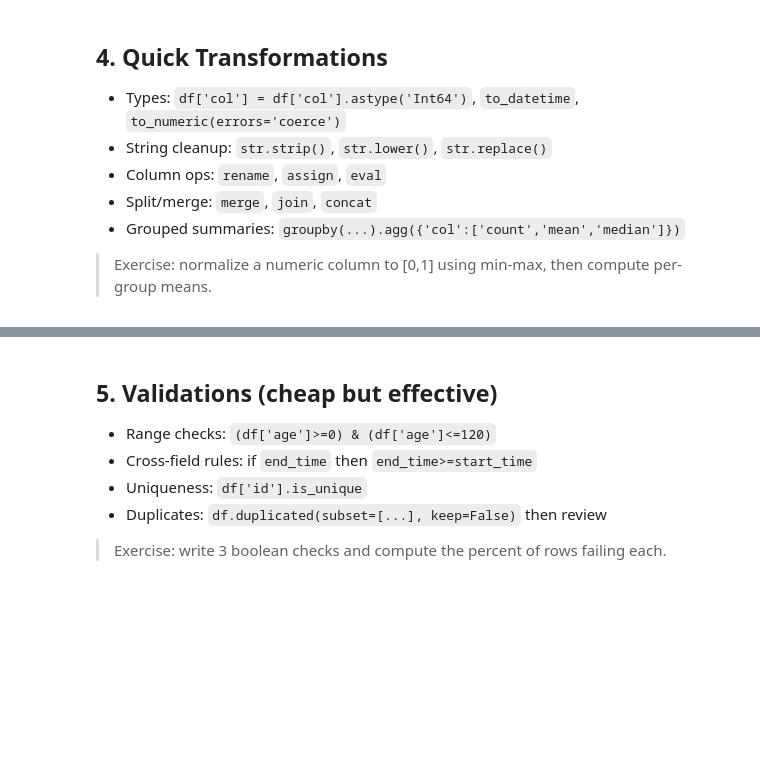
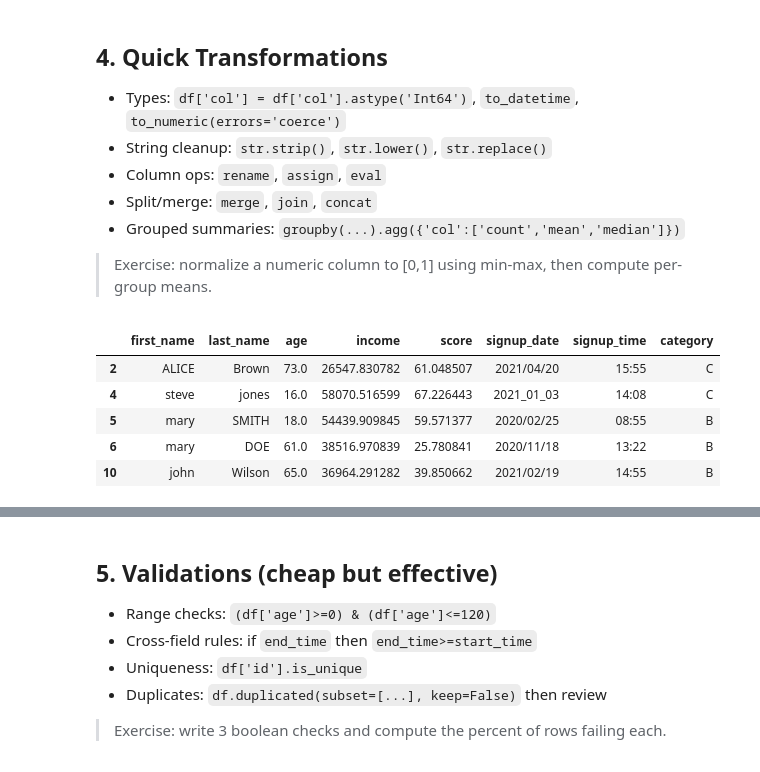
Before and after one commit to Picktooth/Data-Wrangling-Workshop, a Jupyter notebook: 01.pandas_basics.ipynb, the cells around one changed output, grey strips where cells are left out. Cells and saved outputs as stored; diff of their text form; code cells hidden in the pictures; blank space fills up the shorter version.

```diff
--- a/01.pandas_basics.ipynb
+++ b/01.pandas_basics.ipynb
@@ -376,4 +474,12 @@ Name: 404, dtype: object
 
 > Exercise: normalize a numeric column to [0,1] using min-max, then compute per-group means.
 # %%
-df_transformed = df_trashy_dataset.copy()
+df_transformed = df_dropna.copy()
+df_transformed.head()
+# %% [output]
+|  | first_name | last_name | age | income | score | signup_date | signup_time | category |
+| 2 | ALICE | Brown | 73.0 | 26547.830782 | 61.048507 | 2021/04/20 | 15:55 | C |
+| 4 | steve | jones | 16.0 | 58070.516599 | 67.226443 | 2021_01_03 | 14:08 | C |
+| 5 | mary | SMITH | 18.0 | 54439.909845 | 59.571377 | 2020/02/25 | 08:55 | B |
+| 6 | mary | DOE | 61.0 | 38516.970839 | 25.780841 | 2020/11/18 | 13:22 | B |
+| 10 | john | Wilson | 65.0 | 36964.291282 | 39.850662 | 2021/02/19 | 14:55 | B |
```
Also changed, not shown: parts of 22 cells of this notebook.
